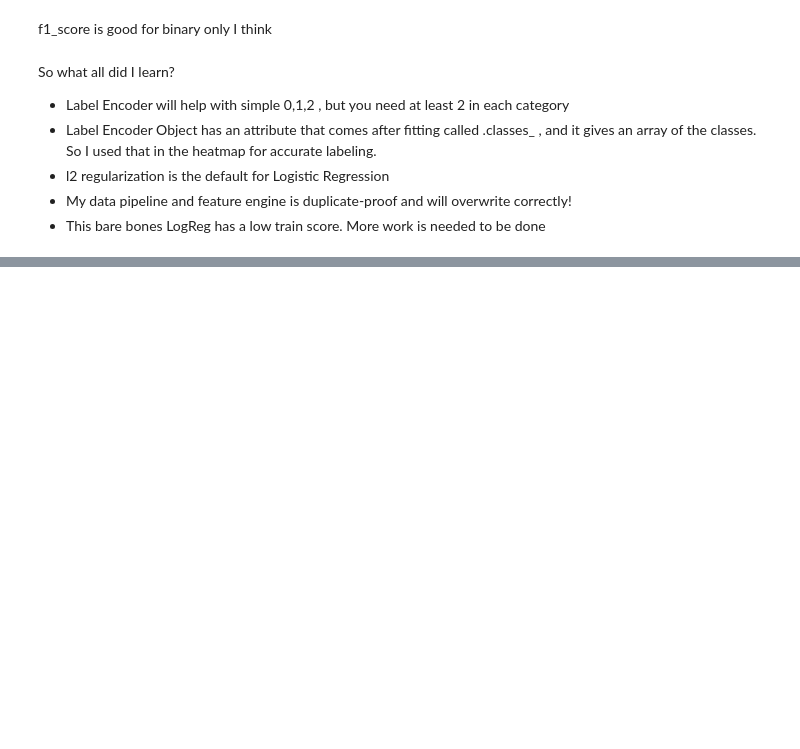
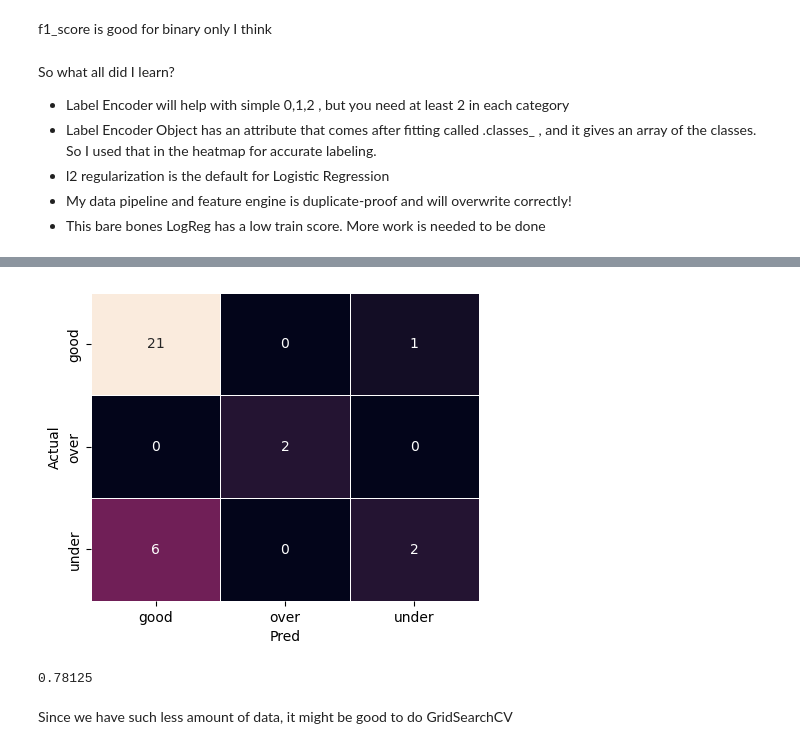
Before and after one commit to anichip/EspressFlowCV, a Jupyter notebook: initial_model.ipynb, the cells around one changed output, grey strips where cells are left out. Saved outputs shown, nothing was run; the diff lists cells and outputs as text; code cells hidden in the pictures; blank space fills up the shorter version.

```diff
--- a/initial_model.ipynb
+++ b/initial_model.ipynb
@@ -135,0 +138,8 @@ So what all did I learn?
+# %%
+#model object
+ridgeC = RidgeClassifier()
+
+#train the model
+ridgeC.fit(X_train,y_train)
+
+y_pred_train_ridge = ridgeC.predict(X_train)
@@ -135,0 +173,16 @@ So what all did I learn?
+# %%
+cm2 = confusion_matrix(y_train,y_pred_train_ridge)
+
+plt.figure(figsize=(5,4))
+sns.heatmap(cm2,annot=True,cmap="rocket",linewidth=0.5,xticklabels=label_encoder.classes_, yticklabels=label_encoder.classes_,cbar=False)
+plt.xlabel("Pred")
+plt.ylabel("Actual")
+plt.show()
+# %% [output]
+[figure, added]
+# %%
+accuracy_score(y_train,y_pred_train_ridge)
+# %% [output]
+0.78125
+# %% [markdown]
+Since we have such less amount of data, it might be good to do GridSearchCV
```
Also changed, not shown: parts of 17 cells of this notebook.
